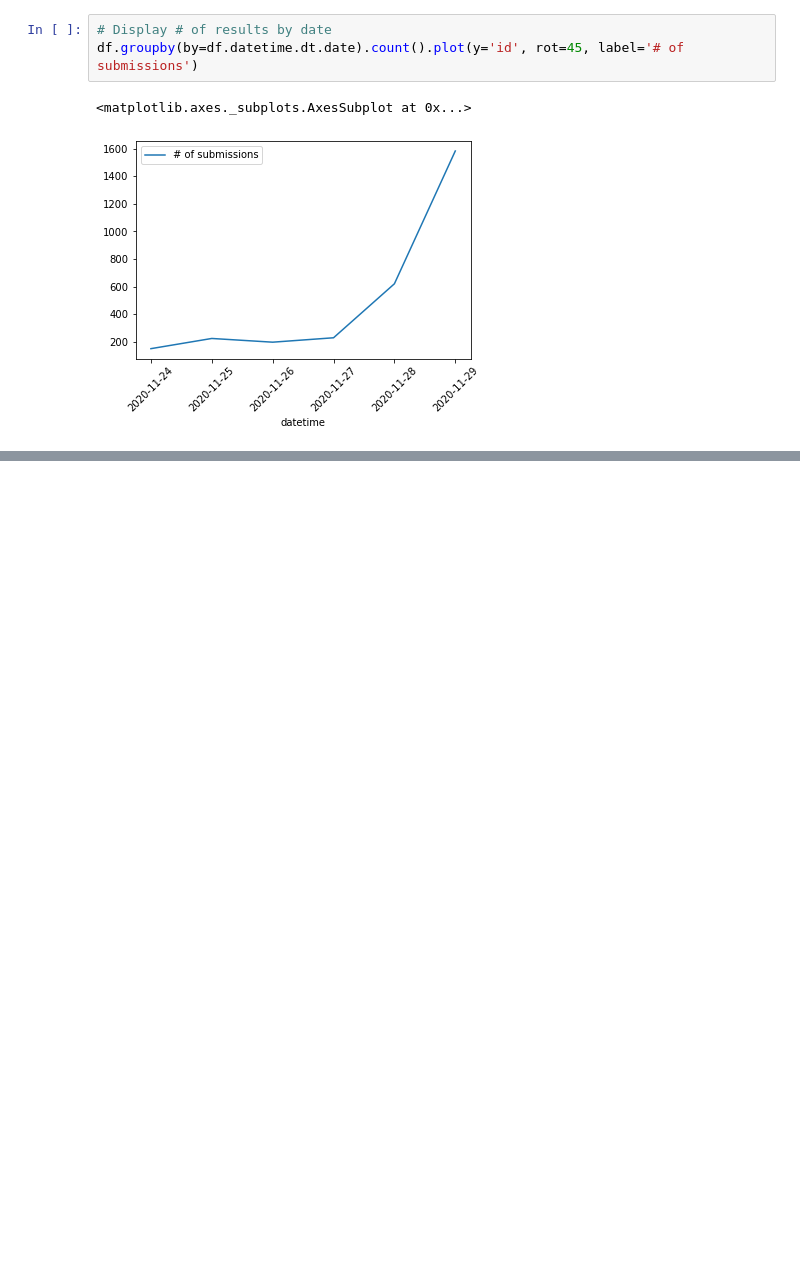
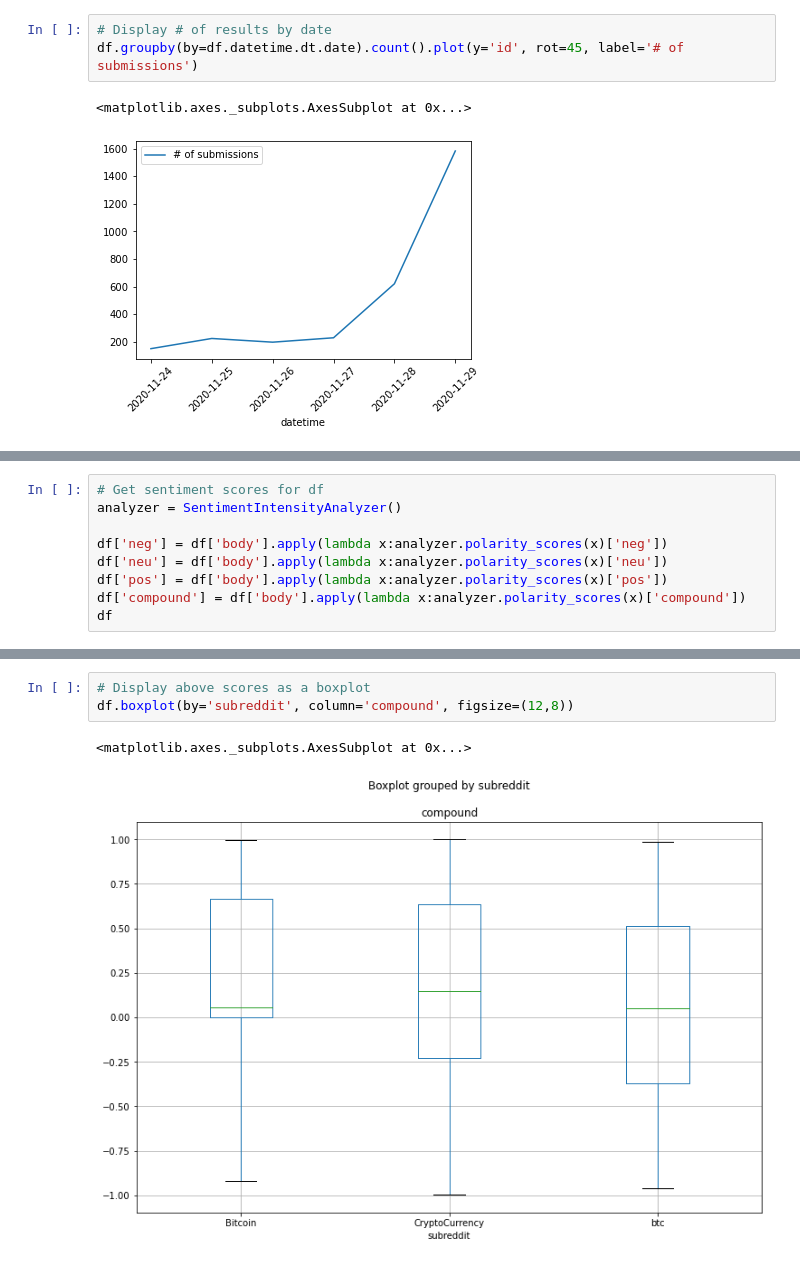
Before and after one commit to cryptobootcamp/crypto, a Jupyter notebook: redditScraper.ipynb, the cells around one changed output, grey strips where cells are left out. Drawn from its saved outputs; the diff is of its cells as text; blank space fills up the shorter version.

```diff
--- a/redditScraper.ipynb
+++ b/redditScraper.ipynb
@@ -102,0 +317,9 @@ df.groupby(by=df.datetime.dt.date).count().plot(y='id', rot=45, label='# of subm
+# %%
+# Get sentiment scores for df
+analyzer = SentimentIntensityAnalyzer()
+
+df['neg'] = df['body'].apply(lambda x:analyzer.polarity_scores(x)['neg'])
+df['neu'] = df['body'].apply(lambda x:analyzer.polarity_scores(x)['neu'])
+df['pos'] = df['body'].apply(lambda x:analyzer.polarity_scores(x)['pos'])
+df['compound'] = df['body'].apply(lambda x:analyzer.polarity_scores(x)['compound'])
+df
@@ -102,0 +369,6 @@ df.groupby(by=df.datetime.dt.date).count().plot(y='id', rot=45, label='# of subm
+# %%
+# Display above scores as a boxplot
+df.boxplot(by='subreddit', column='compound', figsize=(12,8))
+# %% [output]
+<matplotlib.axes._subplots.AxesSubplot at 0x...>
+[figure, added]
```
Also changed, not shown: parts of 16 cells of this notebook.
